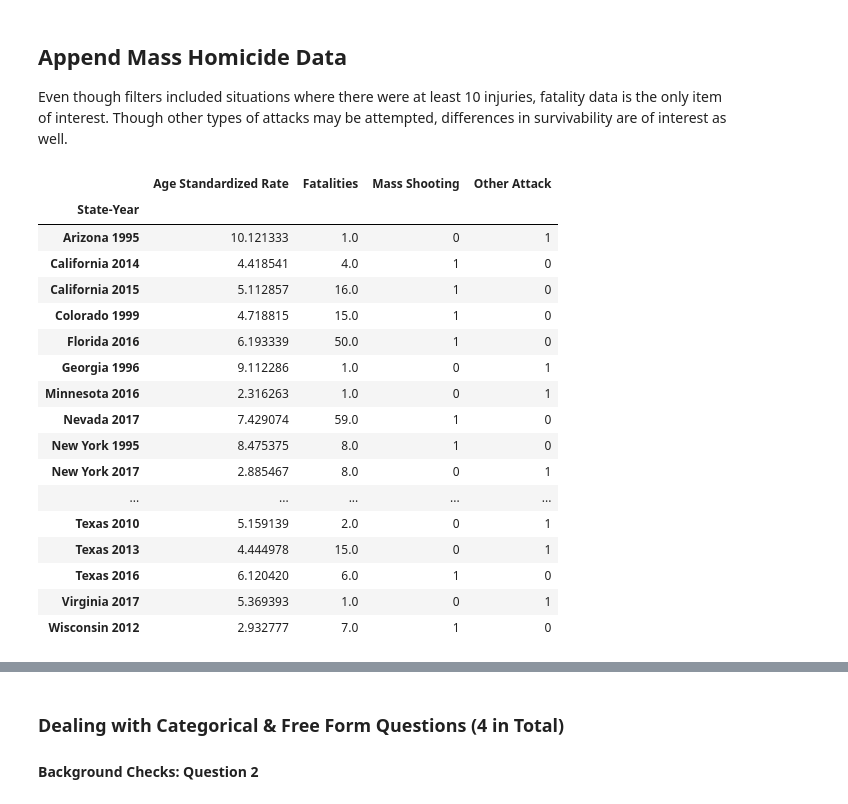
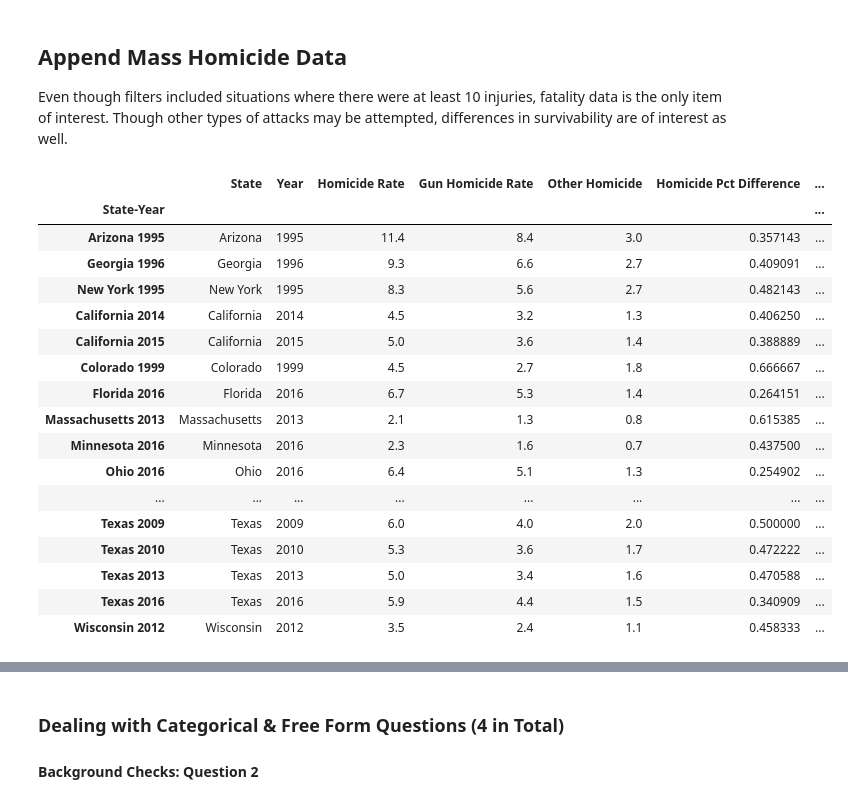
Before and after one commit to AlanHowlett/us_gun_laws, a Jupyter notebook: state_level_analysis.ipynb, the cells around one changed output, grey strips where cells are left out. Saved outputs shown, nothing was run; the diff lists cells and outputs as text; code cells hidden in the pictures.

```diff
--- a/state_level_analysis.ipynb
+++ b/state_level_analysis.ipynb
@@ -437,10 +474,10 @@ mpl.rcParams.update(mpl.rcParamsDefault)
 # CDC data from 2014 & 2015 invalid
 # Save compiled data for later, then filter df
 compiled_data = df
-df = df[df.Year>2015].reset_index(drop=True)
+df = df[df.columns[3:]]
 
 # View feature distributions
-fig = df[df.columns[3:]].hist(figsize = (40, 25), ec='k')
+fig = df.hist(figsize = (40, 25), ec='k')
 [x.title.set_size(18) for x in fig.ravel()]
 plt.show()
 # %% [output]
@@ -489,30 +519,20 @@ Index(['Year', 'State', 'Grade', 'State_GPA', 'Gun Death Rate',
 # %%
 # Rename columns for regression model
-df = df.rename(columns={'Gun Death Rate': 'Gun_Death_Rate',
-                        'Homicide Rate': 'Homicide_Rate',
-                        'Suicide Rate': 'Suicide_Rate',
-                        'Accident Rate': 'Accident_Rate'})
+for col in df.columns:
+    df = df.rename(columns={col: col.replace(' ', '_')})
 
 # Set target & predictor variables
-targets = list(df.columns[4:-1])
-predictors = ['State_GPA', 'Neighbor_State_GPAs']
+targets = list(df.columns[1:-1])
+predictors = ['State_Grade', 'Neighbor_State_GPA']
 
 def regression(df, predictors, targets):
     results = [['Target', 'Predictor', 'R Squared', 'Intercept', 'Slope', 'P Value']]
 
     for predictor in predictors:
         Predictor = predictor.replace('_', ' ')
-        try:
-            Predictor = Predictor.replace('State GPA', 'State Grade')
-        except:
-            pass
 
         for target in targets:
             Target = target.replace('_', ' ')
-            try:
-                Target = Target.replace('State GPA', 'State Grade')
-            except:
-                pass
 
             if predictor != target:
                 # Fit & predict model
@@ -521,7 +541,12 @@ def regression(df, predictors, targets):
                 y_pred = model.predict()
 
                 # Append list of summary statistics to results
-                results.append([target, predictor, model.rsquared, model.params[0], model.params[1], model.pvalues[1]])
+                results.append([target,
+                                predictor,
+                                np.round(model.rsquared, 4),
+                                np.round(model.params[0], 4),
+                                np.round(model.params[1], 4),
+                                np.round(model.pvalues[1], 4)])
 
                 # Plot results
                 plt.figure(figsize=(15, 10))
@@ -538,6 +563,7 @@ def regression(df, predictors, targets):
 
         # Create dataframe from results
         result_df = pd.DataFrame(results[1:],columns=results[0])
+
     return result_df
 
 regression(df, predictors, targets)
@@ -736,7 +719,7 @@ Dataset downloaded from the University of Maryland's [Global Terrorism Database]
 # mass_shooting_data = pd.read_csv(url, usecols=np.arange(20))
 # mass_shooting_data.to_csv('national_data/mass_shootings.csv')
 
-mass_shooting_data = pd.read_csv('national_data/mass_shootings.csv')
+mass_shooting_data = pd.read_csv('global_terrorism_database/mass_shootings.csv')
 
 cols = [2, 4, 12, 11, -1]
 mass_shooting_data = mass_shooting_data[mass_shooting_data.columns[cols]]
@@ -787,11 +770,14 @@ mass_shooting_data
 ### Manual Inspection of Data
 Incidents that use weapons that would not be seen as an effective substitute for unavailability of guns will be dropped. For example, use of planes on 9/11 could hardly be seen as an alternative weapon of choice because of gun restrictions. A list of index numbers will be used to clearly identify which items will be dropped.
 # %%
-to_drop = [5, 13, 15, 16, 20, 21, 22, 23, 28]
+to_drop = [5, 15, 16, 20, 21, 22, 23, 28]
 mass_shooting_data = mass_shooting_data.drop(to_drop)
 
 # Change San Bernardino to firearm
 mass_shooting_data.loc[8,'WEAPON TYPE 1'] = 'Firearms'
+
+# Shootout 4 days after Boston bombing
+mass_shooting_data.loc[13,'WEAPON TYPE 1'] = 'Firearms'
 
 mass_shooting_data['State'] = ['New York',
                                'Nevada',
@@ -805,6 +791,7 @@ mass_shooting_data['State'] = ['New York',
                                'Tennessee',
                                'South Carolina',
                                'California',
+                               'Massachusetts',
                                'Texas',
                                'Wisconsin',
                                'Texas',
@@ -1197,31 +830,31 @@ While a state's gun law grade appears to have a strong impact on suicide rates,
 Even though filters included situations where there were at least 10 injuries, fatality data is the only item of interest. Though other types of attacks may be attempted, differences in survivability are of interest as well.
 # %%
 # Join attack types & fatalities
-mass_kill_df = standardized_df.join(mass_shooting_data['Attack Type']).fillna('None')
-mass_kill_df = mass_kill_df.join(mass_shooting_data['Fatalities']).fillna(0)
+mass_kill_df = gun_mortality_df.join(mass_shooting_data[['Fatalities']]).fillna(0)
+mass_kill_df = mass_kill_df.join(mass_shooting_data['Attack Type']).fillna('None')
 
 # Get dummies for shooting vs other attacks
 mass_kill_df = mass_kill_df.join(pd.get_dummies(mass_kill_df['Attack Type'])).drop(['None', 'Attack Type'], axis=1)
 mass_kill_df[mass_kill_df.Fatalities>0]
 # %% [output]
-|  | Age Standardized Rate | Fatalities | Mass Shooting | Other Attack |
-| State-Year |  |  |  |  |
-| Arizona 1995 | 10.121333 | 1.0 | 0 | 1 |
-| California 2014 | 4.418541 | 4.0 | 1 | 0 |
-| California 2015 | 5.112857 | 16.0 | 1 | 0 |
-| Colorado 1999 | 4.718815 | 15.0 | 1 | 0 |
-| Florida 2016 | 6.193339 | 50.0 | 1 | 0 |
-| Georgia 1996 | 9.112286 | 1.0 | 0 | 1 |
-| Minnesota 2016 | 2.316263 | 1.0 | 0 | 1 |
-| Nevada 2017 | 7.429074 | 59.0 | 1 | 0 |
-| New York 1995 | 8.475375 | 8.0 | 1 | 0 |
-| New York 2017 | 2.885467 | 8.0 | 0 | 1 |
-| ... | ... | ... | ... | ... |
-| Texas 2010 | 5.159139 | 2.0 | 0 | 1 |
-| Texas 2013 | 4.444978 | 15.0 | 0 | 1 |
-| Texas 2016 | 6.120420 | 6.0 | 1 | 0 |
-| Virginia 2017 | 5.369393 | 1.0 | 0 | 1 |
-| Wisconsin 2012 | 2.932777 | 7.0 | 1 | 0 |
+|  | State | Year | Homicide Rate | Gun Homicide Rate | Other Homicide | Homicide Pct Difference | ... |
+| State-Year |  |  |  |  |  |  | ... |
+| Arizona 1995 | Arizona | 1995 | 11.4 | 8.4 | 3.0 | 0.357143 | ... |
+| Georgia 1996 | Georgia | 1996 | 9.3 | 6.6 | 2.7 | 0.409091 | ... |
+| New York 1995 | New York | 1995 | 8.3 | 5.6 | 2.7 | 0.482143 | ... |
+| California 2014 | California | 2014 | 4.5 | 3.2 | 1.3 | 0.406250 | ... |
+| California 2015 | California | 2015 | 5.0 | 3.6 | 1.4 | 0.388889 | ... |
+| Colorado 1999 | Colorado | 1999 | 4.5 | 2.7 | 1.8 | 0.666667 | ... |
+| Florida 2016 | Florida | 2016 | 6.7 | 5.3 | 1.4 | 0.264151 | ... |
+| Massachusetts 2013 | Massachusetts | 2013 | 2.1 | 1.3 | 0.8 | 0.615385 | ... |
+| Minnesota 2016 | Minnesota | 2016 | 2.3 | 1.6 | 0.7 | 0.437500 | ... |
+| Ohio 2016 | Ohio | 2016 | 6.4 | 5.1 | 1.3 | 0.254902 | ... |
+| ... | ... | ... | ... | ... | ... | ... | ... |
+| Texas 2009 | Texas | 2009 | 6.0 | 4.0 | 2.0 | 0.500000 | ... |
+| Texas 2010 | Texas | 2010 | 5.3 | 3.6 | 1.7 | 0.472222 | ... |
+| Texas 2013 | Texas | 2013 | 5.0 | 3.4 | 1.6 | 0.470588 | ... |
+| Texas 2016 | Texas | 2016 | 5.9 | 4.4 | 1.5 | 0.340909 | ... |
+| Wisconsin 2012 | Wisconsin | 2012 | 3.5 | 2.4 | 1.1 | 0.458333 | ... |
 # %%
 for attack in ['Mass Shooting', 'Other Attack']:
     atck_df = mass_kill_df[mass_kill_df[attack]==1]['Fatalities']
```
Also changed, not shown: parts of 103 cells of this notebook, 55 other files.
